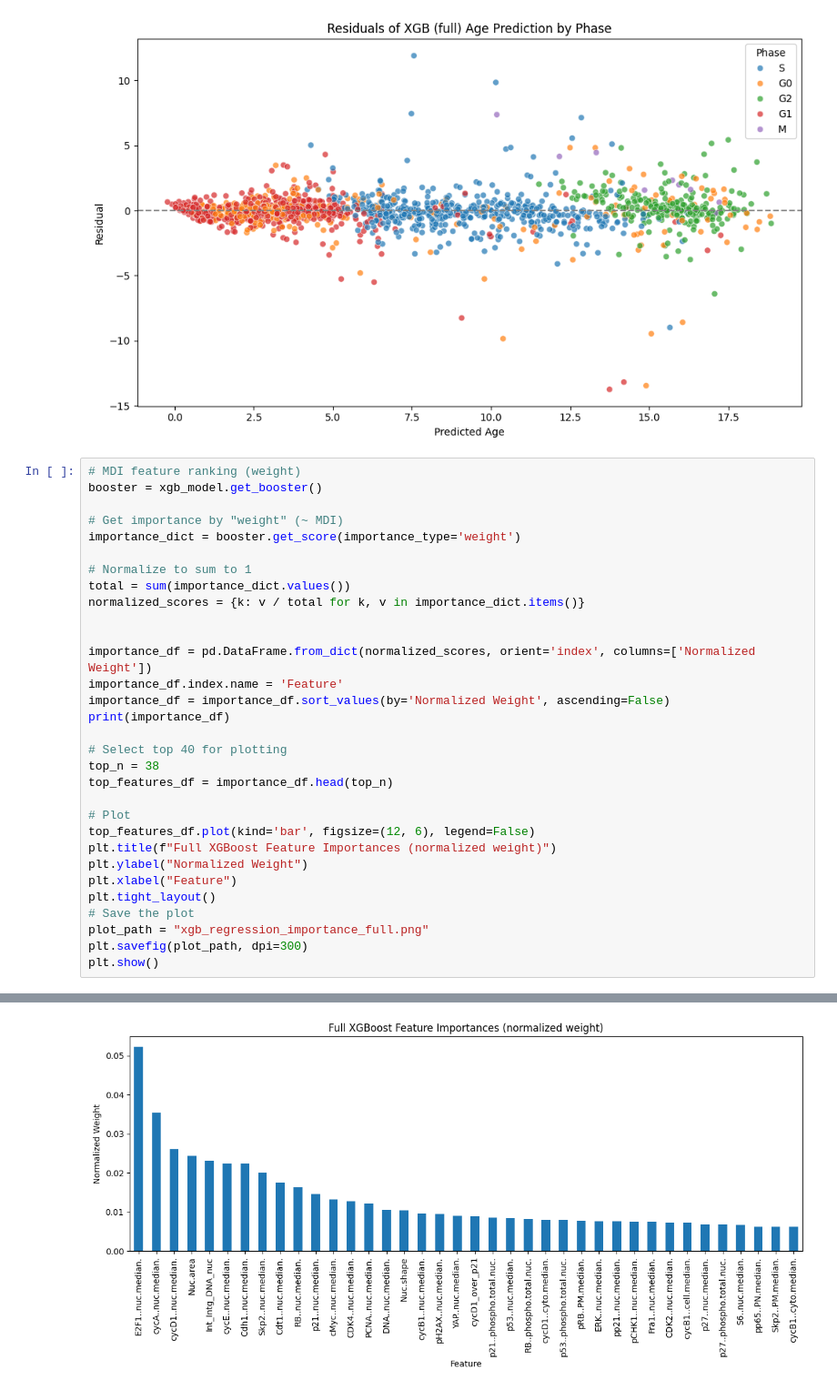
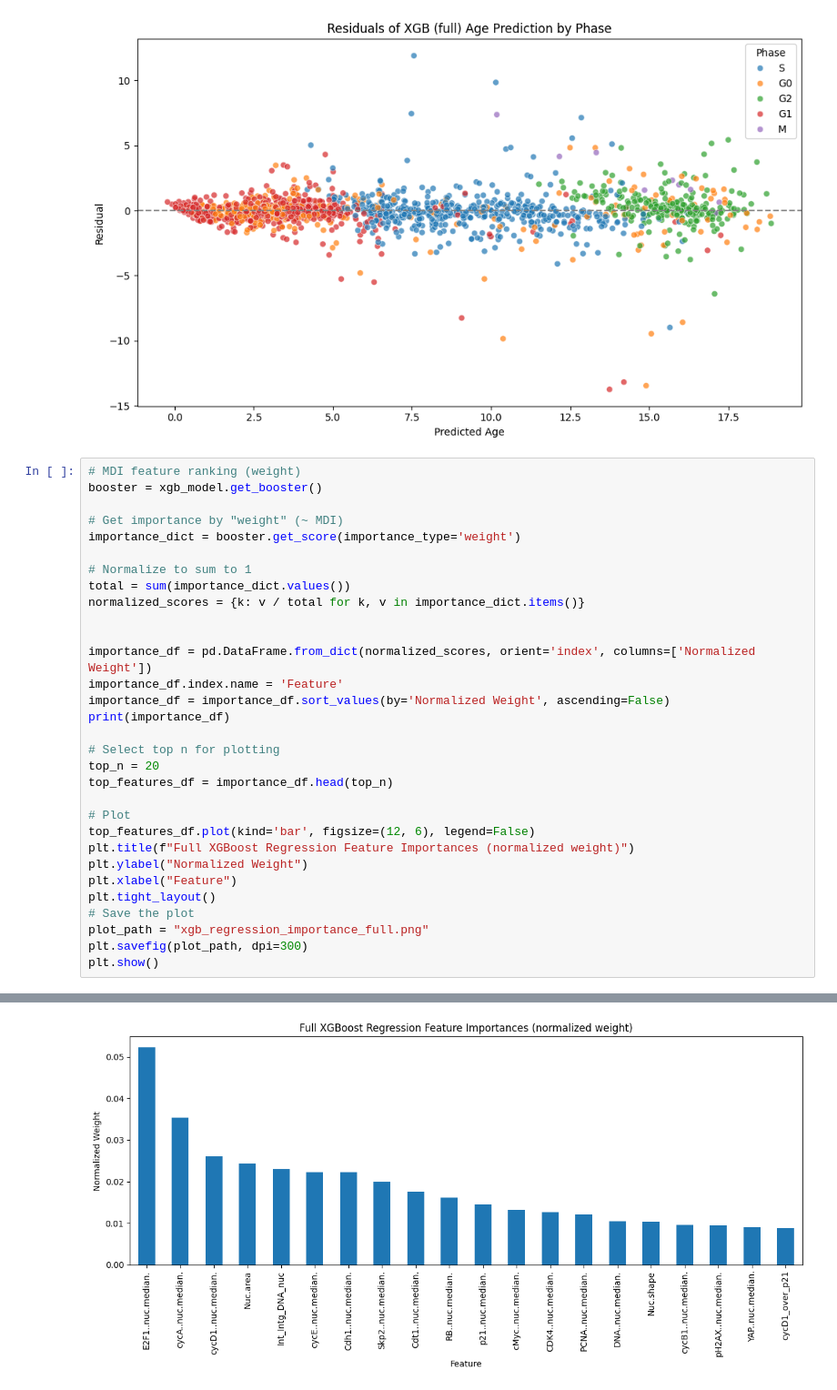
Before and after one commit to mariahgloehr/IICD, a Jupyter notebook: XGBoost/xgb_regression.ipynb, the cells around one changed output, grey strips where cells are left out. Shown at 91% size. Saved outputs shown, nothing was run; the diff lists cells and outputs as text.

```diff
--- a/XGBoost/xgb_regression.ipynb
+++ b/XGBoost/xgb_regression.ipynb
@@ -176,34 +176,34 @@ importance_df.index.name = 'Feature'
 importance_df = importance_df.sort_values(by='Normalized Weight', ascending=False)
 print(importance_df)
 
-# Select top 40 for plotting
-top_n = 38
+# Select top n for plotting
+top_n = 20
 top_features_df = importance_df.head(top_n)
 
 # Plot
 top_features_df.plot(kind='bar', figsize=(12, 6), legend=False)
-plt.title(f"Full XGBoost Feature Importances (normalized weight)")
+plt.title(f"Full XGBoost Regression Feature Importances (normalized weight)")
 plt.ylabel("Normalized Weight")
 plt.xlabel("Feature")
 plt.tight_layout()
 # Save the plot
 plot_path = "xgb_regression_importance_full.png"
 plt.savefig(plot_path, dpi=300)
 plt.show()
 # %% [output]
                     Normalized Weight
 Feature
 E2F1..nuc.median.            0.052241
 cycA..nuc.median.            0.035332
 cycD1..nuc.median.           0.026082
 Nuc.area                     0.024338
 Int_Intg_DNA_nuc             0.023050
 ...                               ...
 pp53..cell.median.           0.000531
 pp27..cell.median.           0.000455
 DNA..cell.median.            0.000379
 pp21..cell.median.           0.000379
 cJun..cell.median.           0.000303
 
 [209 rows x 1 columns]
-[figure, old version]
+[figure, new version]
```
Also changed, not shown: 11 other files.
